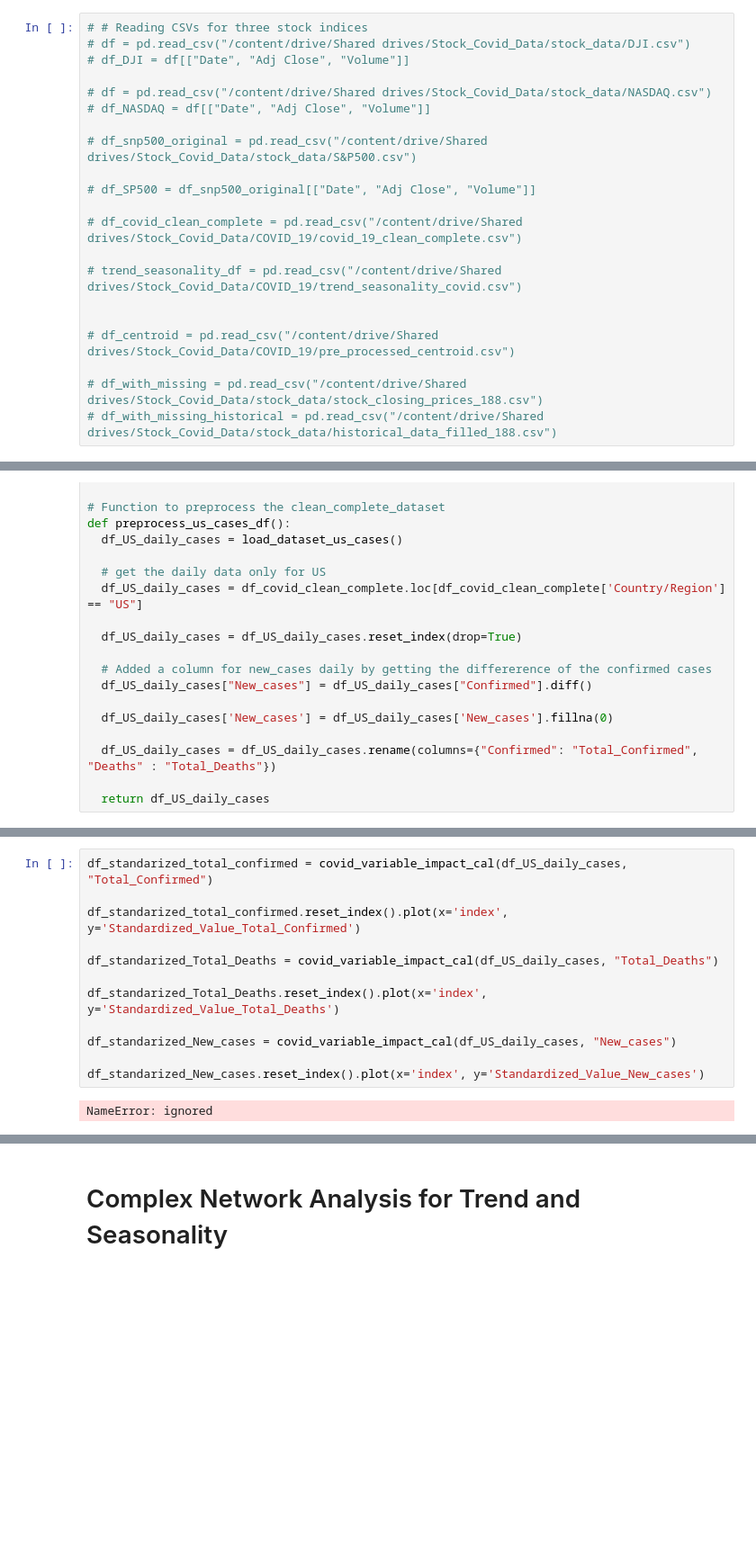
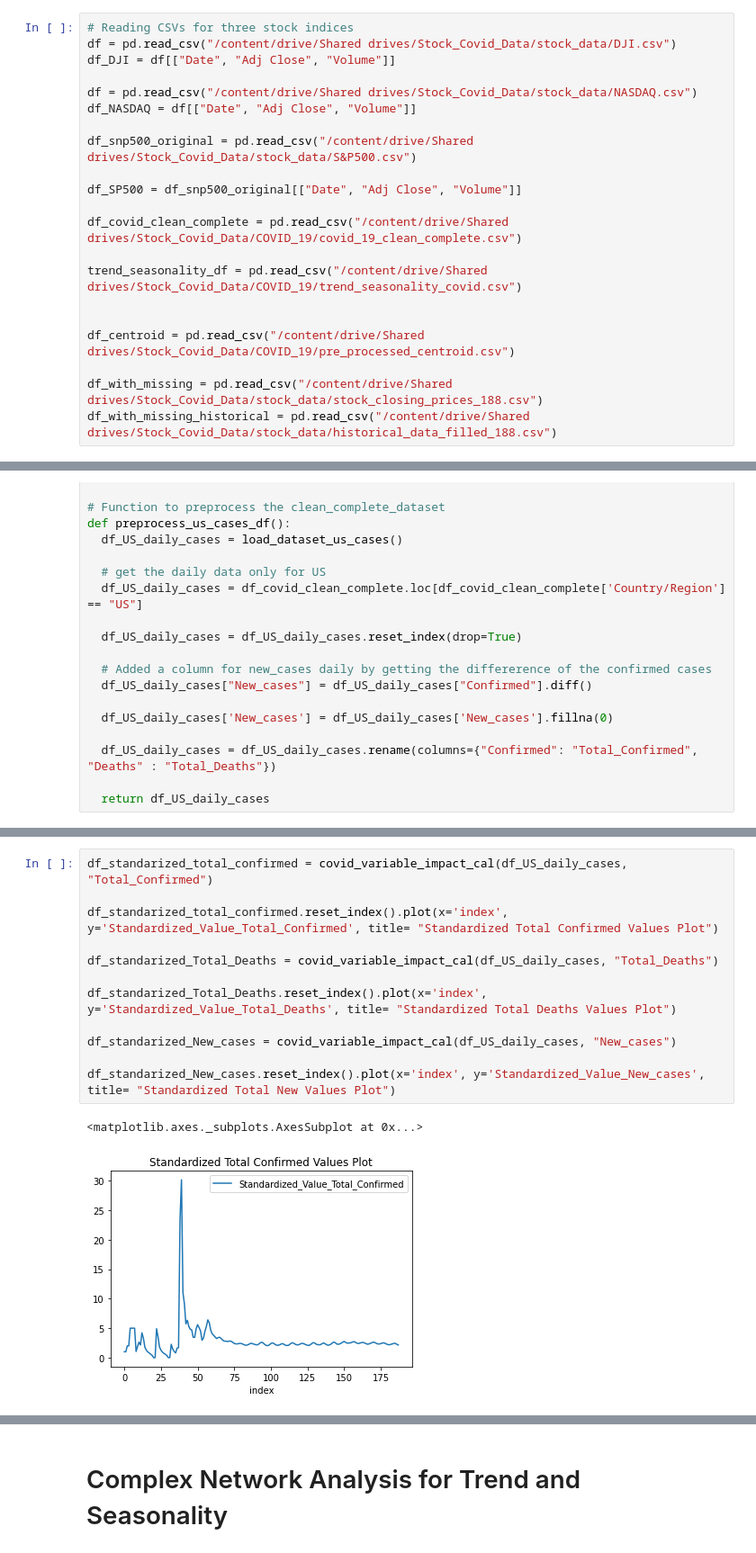
Before and after one commit to gandhimonil9823/Covid_Stock_Analysis, a Jupyter notebook: Covid_Stock.ipynb, the cells around one changed output, grey strips where cells are left out. Shown at 90% size. Drawn from its saved outputs; the diff is of its cells as text; blank space fills up the shorter version.

Commit message:
Cleaned Up Code

```diff
--- a/Covid_Stock.ipynb
+++ b/Covid_Stock.ipynb
@@ -95,26 +95,26 @@ Mounted at /content/drive
 # %% [markdown]
 Stock Data: Pre-processing
 # %%
-# # Reading CSVs for three stock indices
-# df = pd.read_csv("/content/drive/Shared drives/Stock_Covid_Data/stock_data/DJI.csv")
-# df_DJI = df[["Date", "Adj Close", "Volume"]]
+# Reading CSVs for three stock indices
+df = pd.read_csv("/content/drive/Shared drives/Stock_Covid_Data/stock_data/DJI.csv")
+df_DJI = df[["Date", "Adj Close", "Volume"]]
 
-# df = pd.read_csv("/content/drive/Shared drives/Stock_Covid_Data/stock_data/NASDAQ.csv")
-# df_NASDAQ = df[["Date", "Adj Close", "Volume"]]
+df = pd.read_csv("/content/drive/Shared drives/Stock_Covid_Data/stock_data/NASDAQ.csv")
+df_NASDAQ = df[["Date", "Adj Close", "Volume"]]
 
-# df_snp500_original = pd.read_csv("/content/drive/Shared drives/Stock_Covid_Data/stock_data/S&P500.csv")
+df_snp500_original = pd.read_csv("/content/drive/Shared drives/Stock_Covid_Data/stock_data/S&P500.csv")
 
-# df_SP500 = df_snp500_original[["Date", "Adj Close", "Volume"]]
+df_SP500 = df_snp500_original[["Date", "Adj Close", "Volume"]]
 
-# df_covid_clean_complete = pd.read_csv("/content/drive/Shared drives/Stock_Covid_Data/COVID_19/covid_19_clean_complete.csv")
+df_covid_clean_complete = pd.read_csv("/content/drive/Shared drives/Stock_Covid_Data/COVID_19/covid_19_clean_complete.csv")
 
-# trend_seasonality_df = pd.read_csv("/content/drive/Shared drives/Stock_Covid_Data/COVID_19/trend_seasonality_covid.csv")
+trend_seasonality_df = pd.read_csv("/content/drive/Shared drives/Stock_Covid_Data/COVID_19/trend_seasonality_covid.csv")
 
 
-# df_centroid = pd.read_csv("/content/drive/Shared drives/Stock_Covid_Data/COVID_19/pre_processed_centroid.csv")
+df_centroid = pd.read_csv("/content/drive/Shared drives/Stock_Covid_Data/COVID_19/pre_processed_centroid.csv")
 
-# df_with_missing = pd.read_csv("/content/drive/Shared drives/Stock_Covid_Data/stock_data/stock_closing_prices_188.csv")
-# df_with_missing_historical = pd.read_csv("/content/drive/Shared drives/Stock_Covid_Data/stock_data/historical_data_filled_188.csv")
+df_with_missing = pd.read_csv("/content/drive/Shared drives/Stock_Covid_Data/stock_data/stock_closing_prices_188.csv")
+df_with_missing_historical = pd.read_csv("/content/drive/Shared drives/Stock_Covid_Data/stock_data/historical_data_filled_188.csv")
 # %%
 # Reading CSVs for three stock indices
 # df = pd.read_csv("/content/drive/Shared drives/Stock_Covid_Data/stock_data/DJI.csv")
@@ -242,14 +240,15 @@ NameError: ignored
 # %%
 df_standarized_total_confirmed = covid_variable_impact_cal(df_US_daily_cases, "Total_Confirmed")
 
-df_standarized_total_confirmed.reset_index().plot(x='index', y='Standardized_Value_Total_Confirmed')
+df_standarized_total_confirmed.reset_index().plot(x='index', y='Standardized_Value_Total_Confirmed', title= "Standardized Total Confirmed Values Plot")
 
 df_standarized_Total_Deaths = covid_variable_impact_cal(df_US_daily_cases, "Total_Deaths")
 
-df_standarized_Total_Deaths.reset_index().plot(x='index', y='Standardized_Value_Total_Deaths')
+df_standarized_Total_Deaths.reset_index().plot(x='index', y='Standardized_Value_Total_Deaths', title= "Standardized Total Deaths Values Plot")
 
 df_standarized_New_cases = covid_variable_impact_cal(df_US_daily_cases, "New_cases")
 
-df_standarized_New_cases.reset_index().plot(x='index', y='Standardized_Value_New_cases')
+df_standarized_New_cases.reset_index().plot(x='index', y='Standardized_Value_New_cases', title= "Standardized Total New Values Plot")
 # %% [output]
-NameError: ignored
+<matplotlib.axes._subplots.AxesSubplot at 0x...>
+[figure, added]
```
Also changed, not shown: parts of 53 cells of this notebook.
